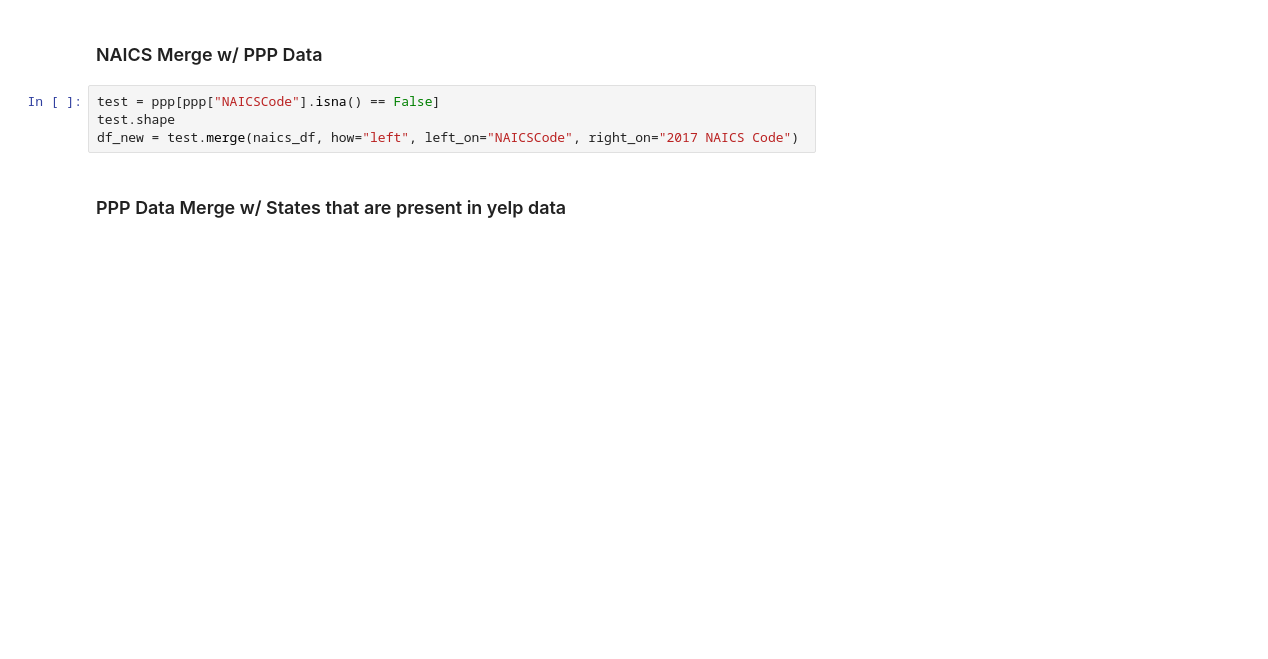
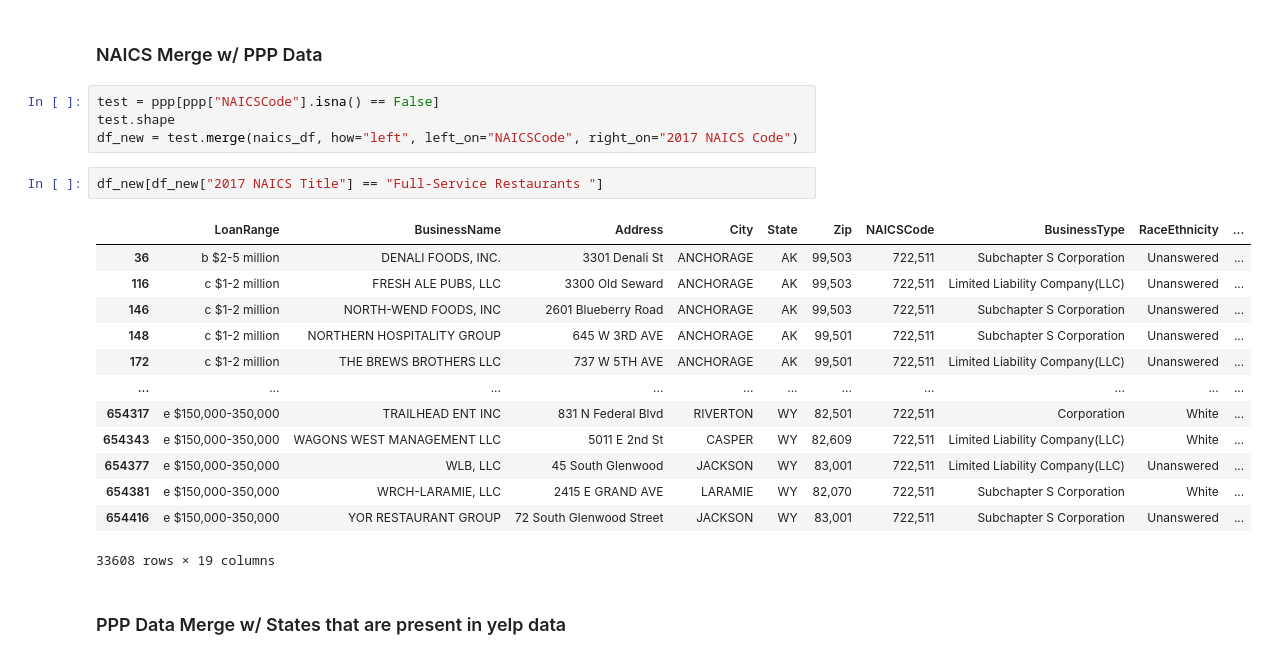
Before and after one commit to ppp-ds4a/ppp_cleaning_eda, a Jupyter notebook: notebooks/ppp_merge.ipynb, the cells around one changed output. Drawn from its saved outputs; the diff is of its cells as text; blank space fills up the shorter version.

```diff
--- a/notebooks/ppp_merge.ipynb
+++ b/notebooks/ppp_merge.ipynb
@@ -28,6 +28,22 @@ for folder in os.listdir(os.path.join(data_dir, "All Data 0808")):
 test = ppp[ppp["NAICSCode"].isna() == False]
 test.shape
 df_new = test.merge(naics_df, how="left", left_on="NAICSCode", right_on="2017 NAICS Code")
+# %%
+df_new[df_new["2017 NAICS Title"] == "Full-Service Restaurants "]
+# %% [output]
+|  | LoanRange | BusinessName | Address | City | State | Zip | NAICSCode | BusinessType | RaceEthnicity | ... |
+| 36 | b $2-5 million | DENALI FOODS, INC. | 3301 Denali St | ANCHORAGE | AK | 99,503 | 722,511 | Subchapter S Corporation | Unanswered | ... |
+| 116 | c $1-2 million | FRESH ALE PUBS, LLC | 3300 Old Seward | ANCHORAGE | AK | 99,503 | 722,511 | Limited Liability Company(LLC) | Unanswered | ... |
+| 146 | c $1-2 million | NORTH-WEND FOODS, INC | 2601 Blueberry Road | ANCHORAGE | AK | 99,503 | 722,511 | Subchapter S Corporation | Unanswered | ... |
+| 148 | c $1-2 million | NORTHERN HOSPITALITY GROUP | 645 W 3RD AVE | ANCHORAGE | AK | 99,501 | 722,511 | Subchapter S Corporation | Unanswered | ... |
+| 172 | c $1-2 million | THE BREWS BROTHERS LLC | 737 W 5TH AVE | ANCHORAGE | AK | 99,501 | 722,511 | Limited Liability Company(LLC) | Unanswered | ... |
+| ... | ... | ... | ... | ... | ... | ... | ... | ... | ... | ... |
+| 654317 | e $150,000-350,000 | TRAILHEAD ENT INC | 831 N Federal Blvd | RIVERTON | WY | 82,501 | 722,511 | Corporation | White | ... |
+| 654343 | e $150,000-350,000 | WAGONS WEST MANAGEMENT LLC | 5011 E 2nd St | CASPER | WY | 82,609 | 722,511 | Limited Liability Company(LLC) | White | ... |
+| 654377 | e $150,000-350,000 | WLB, LLC | 45 South Glenwood | JACKSON | WY | 83,001 | 722,511 | Limited Liability Company(LLC) | Unanswered | ... |
+| 654381 | e $150,000-350,000 | WRCH-LARAMIE, LLC | 2415 E GRAND AVE | LARAMIE | WY | 82,070 | 722,511 | Subchapter S Corporation | White | ... |
+| 654416 | e $150,000-350,000 | YOR RESTAURANT GROUP | 72 South Glenwood Street | JACKSON | WY | 83,001 | 722,511 | Subchapter S Corporation | Unanswered | ... |
+33608 rows × 19 columns
 # %% [markdown]
 ### PPP Data Merge w/ States that are present in yelp data
 # %%
```
Also changed, not shown: parts of 15 cells of this notebook.
